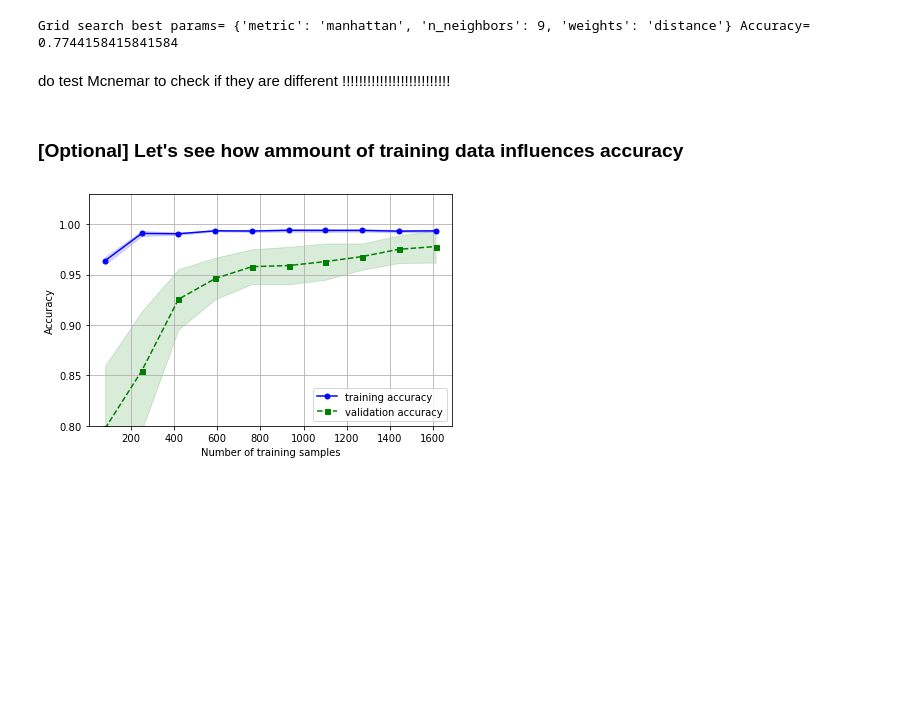
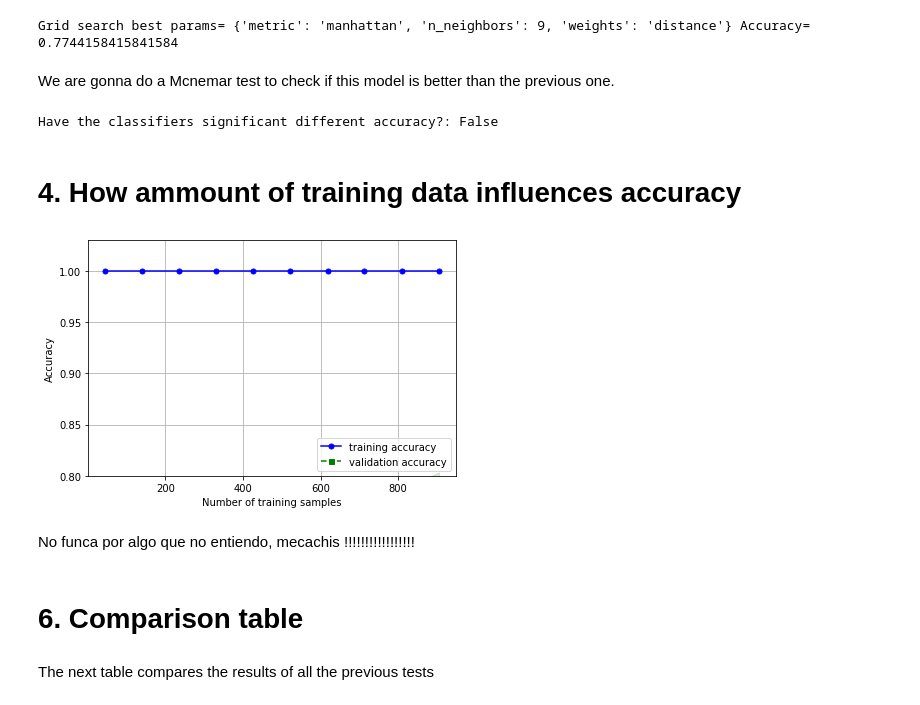
Before and after one commit to FerranAgulloLopez/DataMiningHousePrices, a Jupyter notebook: scripts/Knn.ipynb, the cells around one changed output. Drawn from its saved outputs; the diff is of its cells as text; code cells hidden in the pictures; blank space fills up the shorter version.

```diff
--- a/scripts/Knn.ipynb
+++ b/scripts/Knn.ipynb
@@ -518,18 +519,41 @@ clf.fit(X_train, y_train)
 print("Grid search best params=",clf.best_params_, "Accuracy=", clf.best_score_)
 # %% [output]
 Grid search best params= {'metric': 'manhattan', 'n_neighbors': 9, 'weights': 'distance'} Accuracy= 0.7744158415841584
-# %% [markdown]
-do test Mcnemar to check if they are different !!!!!!!!!!!!!!!!!!!!!!!!!!
+# %% [markdown]
+We are gonna do a Mcnemar test to check if this model is better than the previous one.
+# %%
+# Classifier 1
+y_pred = accuracy_with_test_data(9,'distance',X_train,y_train,X_test,y_test)
+res1=np.zeros(y_test.shape)
+res1[y_pred==y_test]=1
+
+# Classifier 2
+y_pred = accuracy_with_test_data(9,'distance',X_train,y_train,X_test,y_test,'manhattan')
+res2=np.zeros(y_test.shape)
+res2[y_pred==y_test]=1
+
+# Build contingency matrix
+n00 = np.sum([res1[res2==1]==1])
+n11 = np.sum([res1[res2==0]==0])
+n10 = np.sum([res1[res2==1]==0])
+n01 = np.sum([res1[res2==0]==1])
+
+# Chi -square test
+print("Have the classifiers significant different accuracy?:",(np.abs(n01-n10)-1)**2/(n01+n10)>3.84)
+# %% [output]
+Have the classifiers significant different accuracy?: False
 # %% [markdown]
-### [Optional] Let's see how ammount of training data influences accuracy
+# 4. How ammount of training data influences accuracy
+# %%
+X_train = train_pca_data.copy()
+X_test = test_pca_data.copy()
+n_neighbors = 9
+weights = 'distance'
 # %%
-sklearn.metrics import make_scorerimport matplotlib.pyplot as plt
-from sklearn.model_selection import learning_curve
-
 train_sizes, train_scores, test_scores =\
-                learning_curve(estimator=nb.KNeighborsClassifier(n_neighbors=3),
-                               X=X,
-                               y=y,
+                sklearn.model_selection.learning_curve(estimator=nb.KNeighborsClassifier(n_neighbors,weights),
+                               X=X_train,
+                               y=y_train,
                                train_sizes=np.linspace(0.05, 1.0, 10),
                                cv=10,
                                n_jobs=-1)
@@ -539,32 +563,38 @@ train_std = np.std(train_scores, axis=1)
 test_mean = np.mean(test_scores, axis=1)
 test_std = np.std(test_scores, axis=1)
 
 plt.plot(train_sizes, train_mean,
          color='blue', marker='o',
          markersize=5, label='training accuracy')
 
 plt.fill_between(train_sizes,
                  train_mean + train_std,
                  train_mean - train_std,
                  alpha=0.15, color='blue')
 
 plt.plot(train_sizes, test_mean,
          color='green', linestyle='--',
          marker='s', markersize=5,
          label='validation accuracy')
 
 plt.fill_between(train_sizes,
                  test_mean + test_std,
                  test_mean - test_std,
                  alpha=0.15, color='green')
-3
+
 plt.grid(True)
 plt.xlabel('Number of training samples')
 plt.ylabel('Accuracy')
 plt.legend(loc='lower right')
 plt.ylim([0.8, 1.03])
 plt.tight_layout()
 plt.savefig('learning_curve.png', dpi=600)
 plt.show()
 # %% [output]
-[figure, old version]
+[figure, new version]
+# %% [markdown]
+No funca por algo que no entiendo, mecachis !!!!!!!!!!!!!!!!!
+# %% [markdown]
+# 6. Comparison table
+# %% [markdown]
+The next table compares the results of all the previous tests
```
Also changed, not shown: parts of 21 cells of this notebook.
